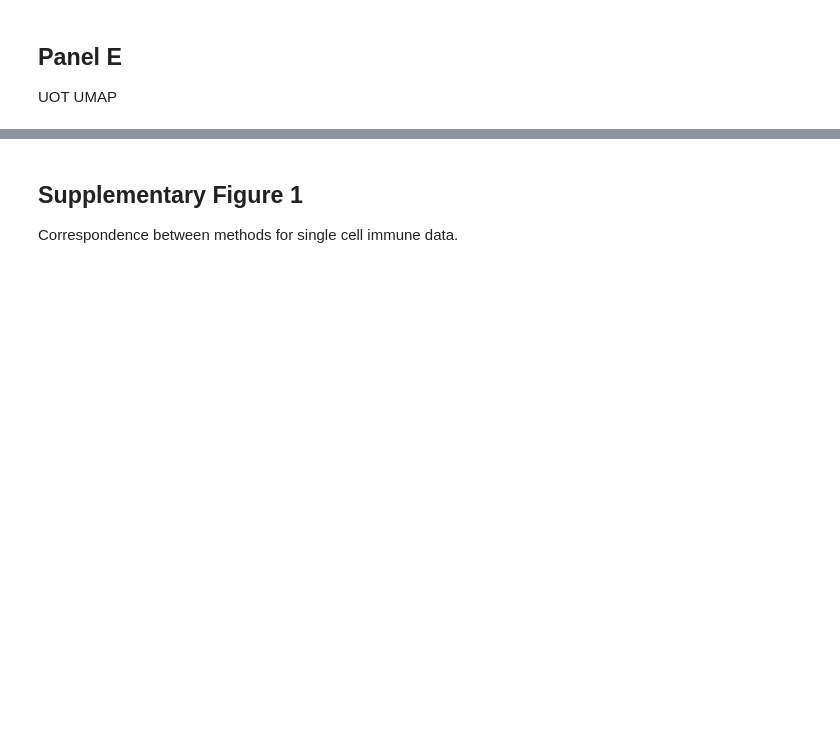
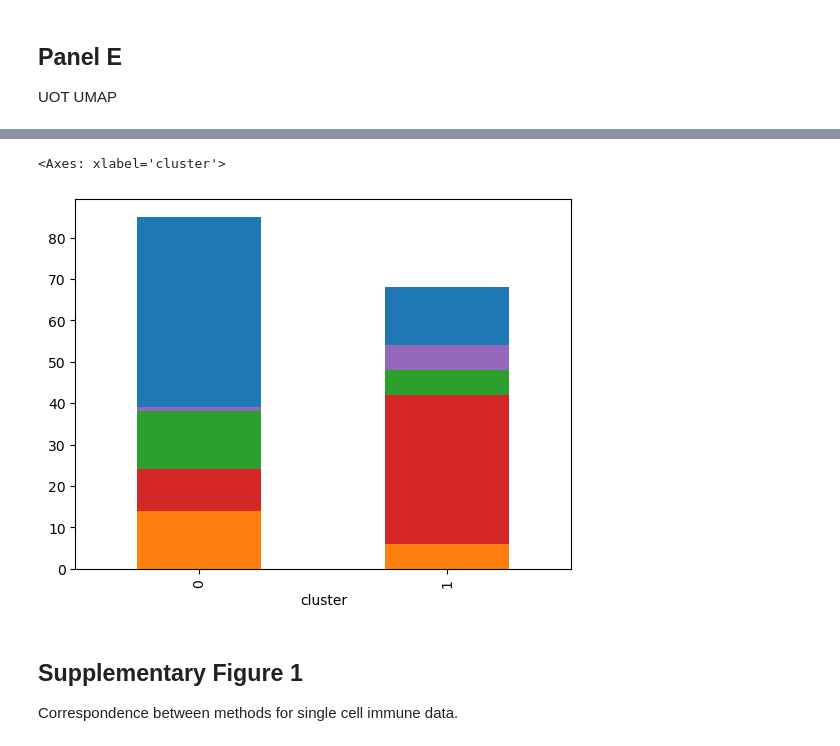
Before and after one commit to OlivierJSm/MasterInternship1, a Jupyter notebook: Testing/Report Figures/section_2.ipynb, the cells around one changed output, grey strips where cells are left out. Cells and saved outputs as stored; diff of their text form; code cells hidden in the pictures; blank space fills up the shorter version.

```diff
--- a/Testing/Report Figures/section_2.ipynb
+++ b/Testing/Report Figures/section_2.ipynb
@@ -140,3 +155,33 @@ generate_umap(
+# %%
+# Extract clusters
+kmeans = KMeans(n_clusters=2, random_state=0)
+labels_kmeans = kmeans.fit_predict(embed)
+
+# Dataframe with cluster per original cell name
+cluster_df = pd.DataFrame({
+    "cluster": labels_kmeans
+}, index=temp_uot_data.index)
+
+cluster_df = cluster_df.join(
+    metadata_df.set_index("cell_name"),
+    how="left"
+)
+
+cluster_df["group"] = cluster_df["cell_type"].map(cell_mapping)
+
+# Extract counts
+counts = pd.crosstab(cluster_df["cluster"], cluster_df["group"])
+# %%
+# Plots
+counts.plot(
+    kind="bar",
+    stacked=True,
+    color=[colors[c] for c in counts.columns],
+    legend=False
+)
+# %% [output]
+<Axes: xlabel='cluster'>
+[figure, added]
 # %% [markdown]
 ## Supplementary Figure 1
 Correspondence between methods for single cell immune data.
```
Also changed, not shown: parts of 10 cells of this notebook, 2 other files.
